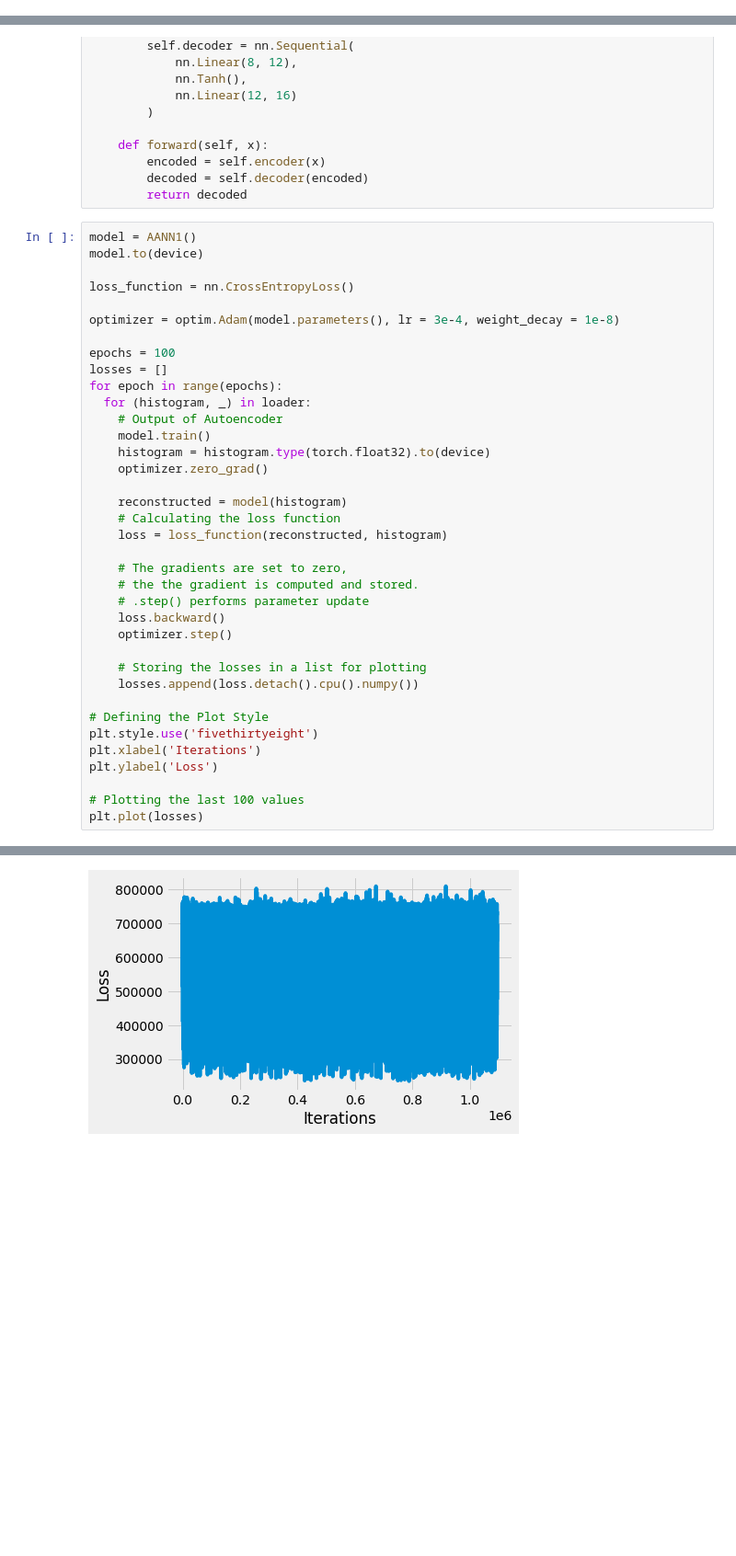
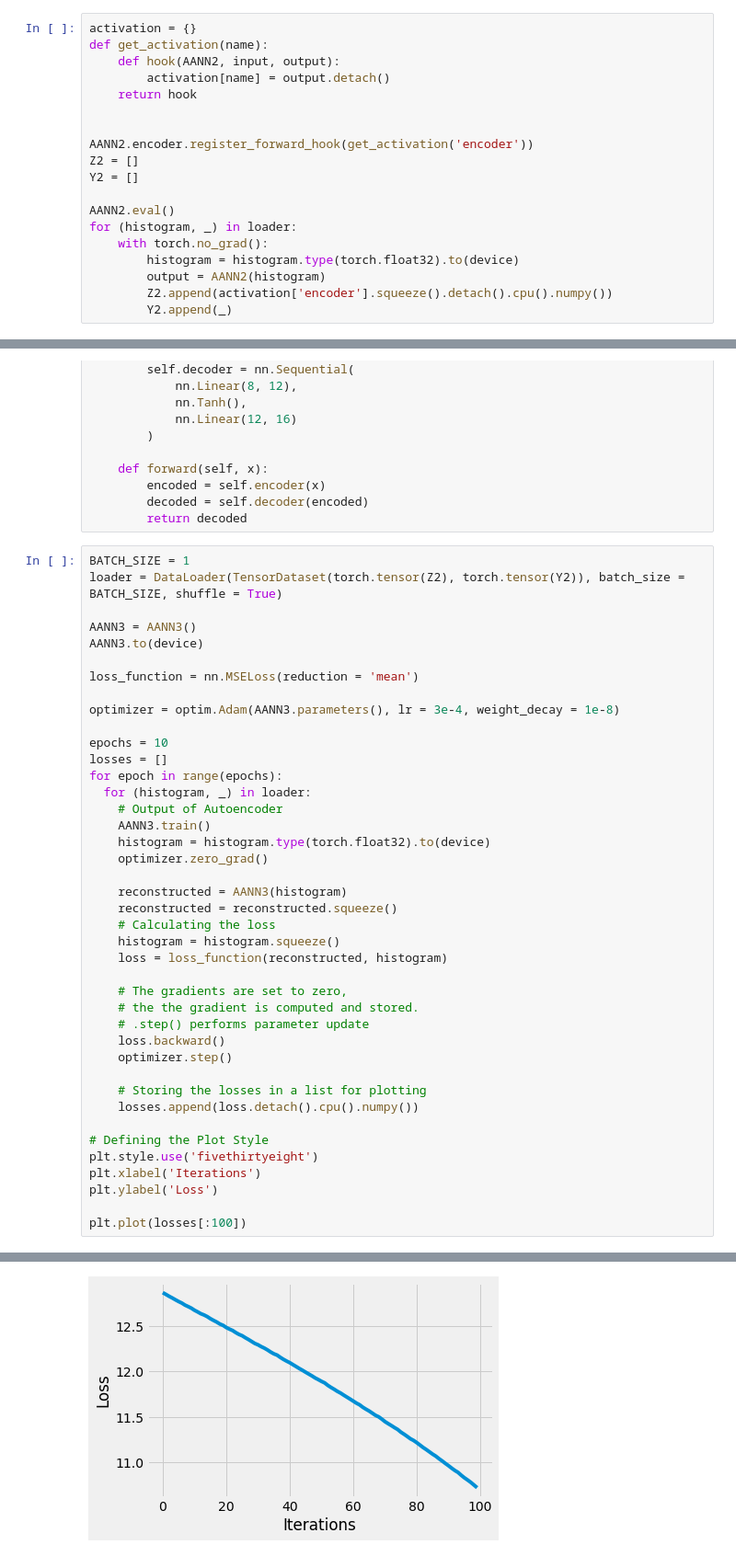
Before and after one commit to nehamjain10/CS6910_Assignments, a Jupyter notebook: Assignment_2/Assignment2Task2.ipynb, the cells around one changed output, grey strips where cells are left out. Shown at 92% size. Saved outputs shown, nothing was run; the diff lists cells and outputs as text; blank space fills up the shorter version.

```diff
--- a/Assignment_2/Assignment2Task2.ipynb
+++ b/Assignment_2/Assignment2Task2.ipynb
@@ -103,0 +208,19 @@ class AANN2(nn.Module):
+# %%
+activation = {}
+def get_activation(name):
+    def hook(AANN2, input, output):
+        activation[name] = output.detach()
+    return hook
+
+
+AANN2.encoder.register_forward_hook(get_activation('encoder'))
+Z2 = []
+Y2 = []
+
+AANN2.eval()
+for (histogram, _) in loader:
+    with torch.no_grad():
+        histogram = histogram.type(torch.float32).to(device)
+        output = AANN2(histogram)
+        Z2.append(activation['encoder'].squeeze().detach().cpu().numpy())
+        Y2.append(_)
@@ -122,42 +247,46 @@ class AANN3(nn.Module):
         decoded = self.decoder(encoded)
         return decoded
 # %%
-model = AANN1()
-model.to(device)
+BATCH_SIZE = 1
+loader = DataLoader(TensorDataset(torch.tensor(Z2), torch.tensor(Y2)), batch_size = BATCH_SIZE, shuffle = True)
 
-loss_function = nn.CrossEntropyLoss()
+AANN3 = AANN3()
+AANN3.to(device)
 
-optimizer = optim.Adam(model.parameters(), lr = 3e-4, weight_decay = 1e-8)
+loss_function = nn.MSELoss(reduction = 'mean')
 
-epochs = 100
+optimizer = optim.Adam(AANN3.parameters(), lr = 3e-4, weight_decay = 1e-8)
+
+epochs = 10
 losses = []
 for epoch in range(epochs):
   for (histogram, _) in loader:
     # Output of Autoencoder
-    model.train()
+    AANN3.train()
     histogram = histogram.type(torch.float32).to(device)
     optimizer.zero_grad()
 
-    reconstructed = model(histogram)
-    # Calculating the loss function
+    reconstructed = AANN3(histogram)
+    reconstructed = reconstructed.squeeze()
+    # Calculating the loss
+    histogram = histogram.squeeze()
     loss = loss_function(reconstructed, histogram)
 
     # The gradients are set to zero,
     # the the gradient is computed and stored.
     # .step() performs parameter update
     loss.backward()
     optimizer.step()
 
     # Storing the losses in a list for plotting
     losses.append(loss.detach().cpu().numpy())
 
 # Defining the Plot Style
 plt.style.use('fivethirtyeight')
 plt.xlabel('Iterations')
 plt.ylabel('Loss')
 
-# Plotting the last 100 values
-plt.plot(losses)
+plt.plot(losses[:100])
 # %% [output]
 [<matplotlib.lines.Line2D at 0x...>]
-[figure, old version]
+[figure, new version]
```
Also changed, not shown: parts of 13 cells of this notebook.
